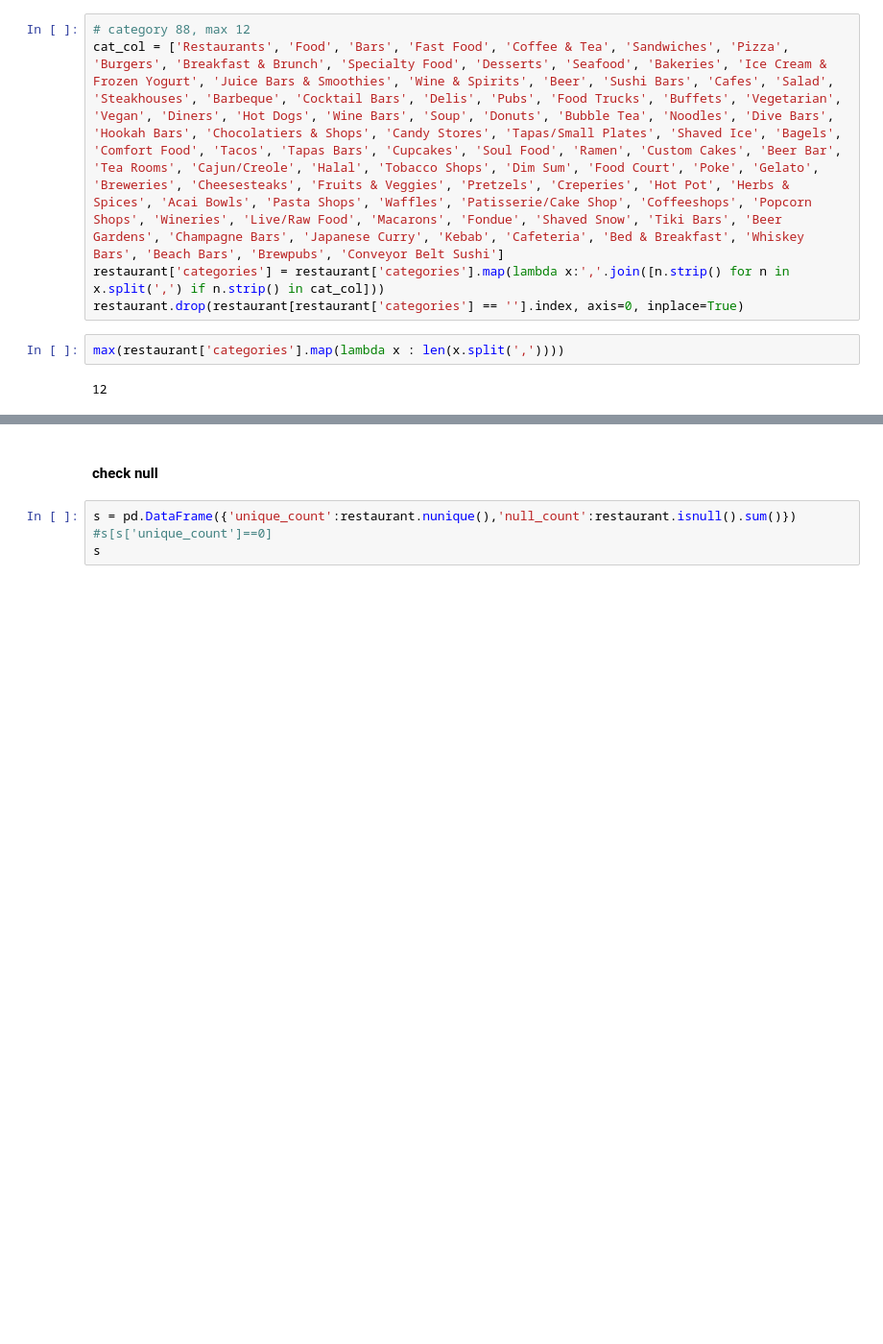
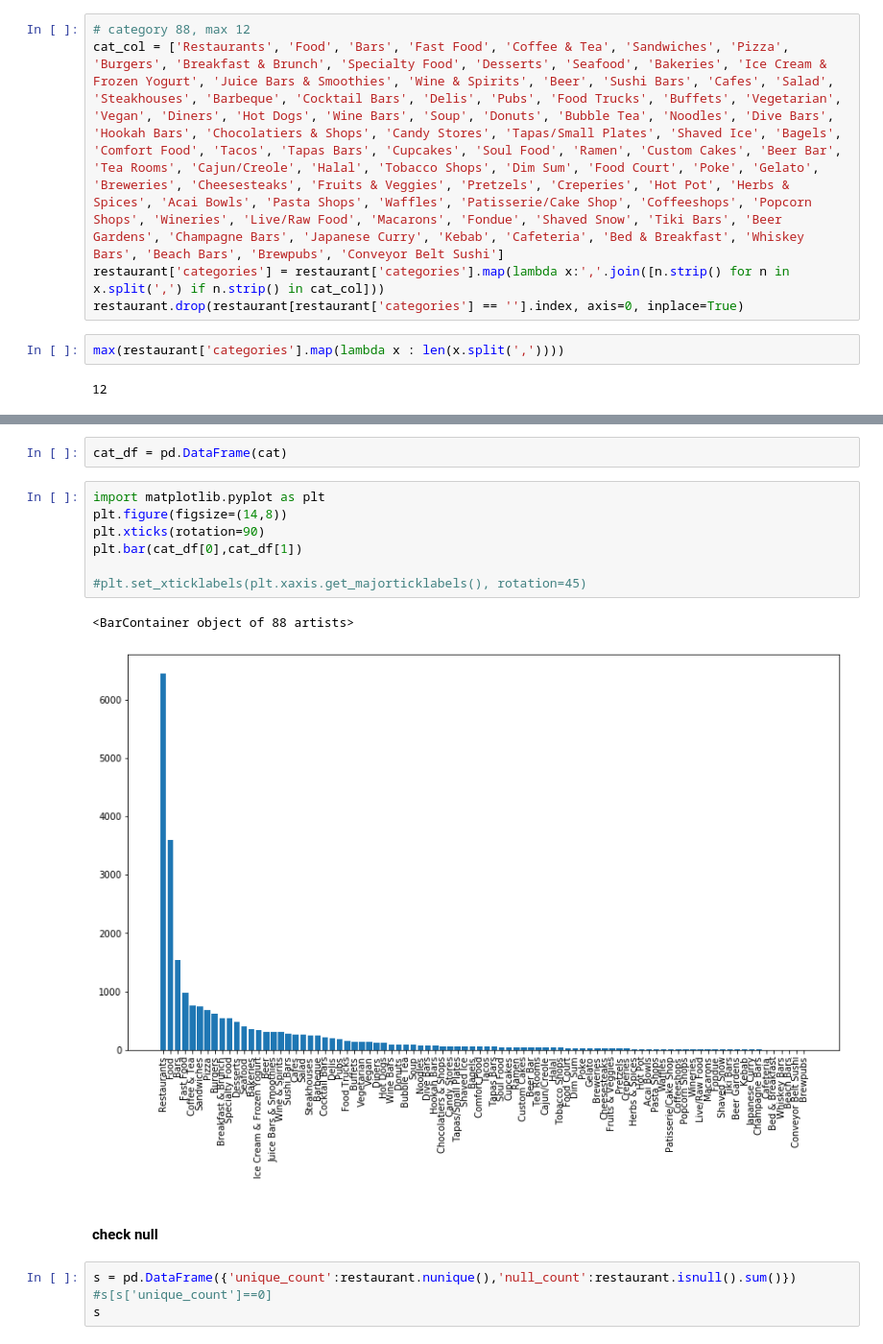
Before and after one commit to wonchankim97/Yelp-Recommender, a Jupyter notebook: EDA_KISOO.ipynb, the cells around one changed output, grey strips where cells are left out. Shown at 96% size. Cells and saved outputs as stored; diff of their text form; blank space fills up the shorter version.

```diff
--- a/EDA_KISOO.ipynb
+++ b/EDA_KISOO.ipynb
@@ -118,3 +134,15 @@ cat
+# %%
+cat_df = pd.DataFrame(cat)
+# %%
+import matplotlib.pyplot as plt
+plt.figure(figsize=(14,8))
+plt.xticks(rotation=90)
+plt.bar(cat_df[0],cat_df[1])
+
+#plt.set_xticklabels(plt.xaxis.get_majorticklabels(), rotation=45)
+# %% [output]
+<BarContainer object of 88 artists>
+[figure, added]
 # %% [markdown]
 #### check null
 # %%
```
Also changed, not shown: parts of 7 cells of this notebook, 1 other file.
